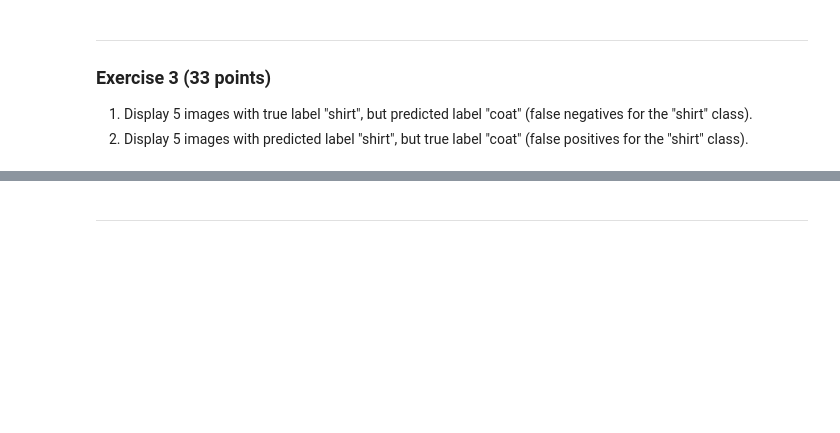
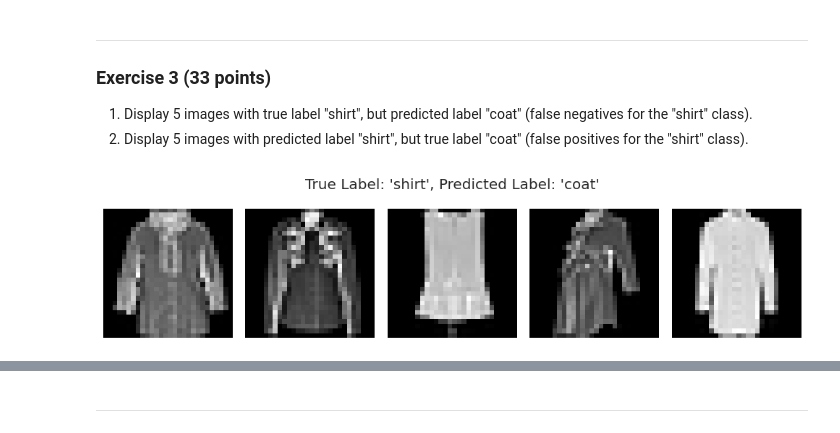
Before and after one commit to davidsolow/w207_applied_machine_learning, a Jupyter notebook: Homeworks/05 Multiclass Classification.ipynb, the cells around one changed output, grey strips where cells are left out. Drawn from its saved outputs; the diff is of its cells as text; code cells hidden in the pictures; blank space fills up the shorter version.

```diff
--- a/Homeworks/05 Multiclass Classification.ipynb
+++ b/Homeworks/05 Multiclass Classification.ipynb
@@ -188,0 +274,19 @@ Since the "shirt" class seems to be the source for a lot of errors, let's look a
+# %%
+# YOUR CODE HERE
+
+condition = (Y_test == 6) & (test_predictions == 4)
+
+fns = X_test[condition]
+
+fig, axs = plt.subplots(nrows=1, ncols=5, figsize=(10,5))
+for i in range(5):
+  image = fns[i]
+  axs[i].imshow(image, cmap='gray')
+  axs[i].axis('off')
+
+fig.suptitle("True Label: 'shirt', Predicted Label: 'coat'")
+plt.tight_layout()
+fig.subplots_adjust(top=1.4)
+plt.show()
+# %% [output]
+[figure, added]
```
Also changed, not shown: parts of 12 cells of this notebook.
